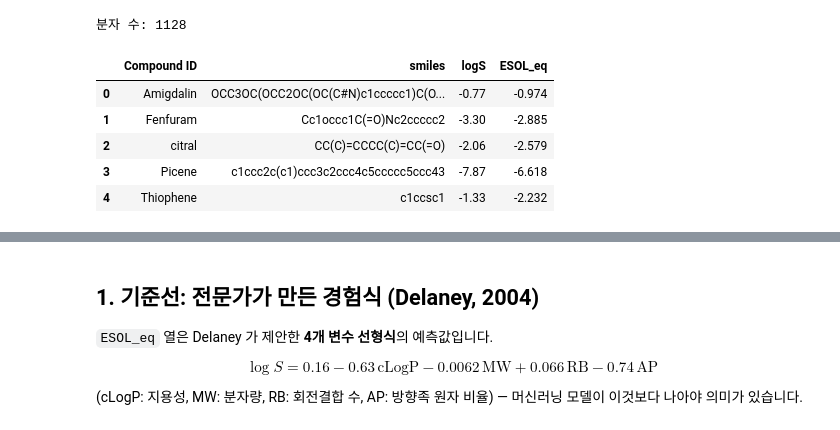
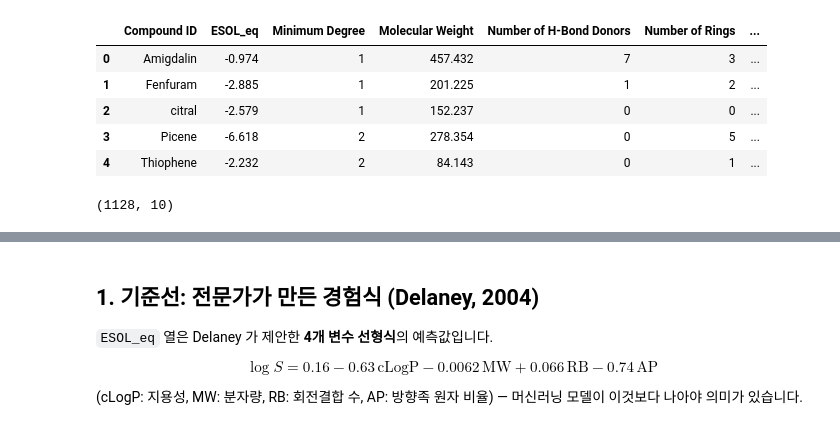
Before and after one commit to StillWork/DrugAI, a Jupyter notebook: 03_QSAR_Solubility_Regression.ipynb, the cells around one changed output, grey strips where cells are left out. Saved outputs shown, nothing was run; the diff lists cells and outputs as text; code cells hidden in the pictures.

```diff
--- a/03_QSAR_Solubility_Regression.ipynb
+++ b/03_QSAR_Solubility_Regression.ipynb
@@ -37,16 +35,16 @@ Note: you may need to restart the kernel to use updated packages.
 # %%
 url = "https://deepchemdata.s3-us-west-1.amazonaws.com/datasets/delaney-processed.csv"
 df = pd.read_csv(url).rename(columns={"measured log solubility in mols per litre": "logS",
                                       "ESOL predicted log solubility in mols per litre": "ESOL_eq"})
-df["mol"] = df["smiles"].apply(Chem.MolFromSmiles)
-df = df[df["mol"].notna()].reset_index(drop=True)
-print("분자 수:", len(df))
-df[["Compound ID", "smiles", "logS", "ESOL_eq"]].head()
+df[:5]
 # %% [output]
-분자 수: 1128
-|  | Compound ID | smiles | logS | ESOL_eq |
-| 0 | Amigdalin | OCC3OC(OCC2OC(OC(C#N)c1ccccc1)C(O... | -0.77 | -0.974 |
-| 1 | Fenfuram | Cc1occc1C(=O)Nc2ccccc2 | -3.30 | -2.885 |
-| 2 | citral | CC(C)=CCCC(C)=CC(=O) | -2.06 | -2.579 |
-| 3 | Picene | c1ccc2c(c1)ccc3c2ccc4c5ccccc5ccc43 | -7.87 | -6.618 |
-| 4 | Thiophene | c1ccsc1 | -1.33 | -2.232 |
+|  | Compound ID | ESOL_eq | Minimum Degree | Molecular Weight | Number of H-Bond Donors | Number of Rings | ... |
+| 0 | Amigdalin | -0.974 | 1 | 457.432 | 7 | 3 | ... |
+| 1 | Fenfuram | -2.885 | 1 | 201.225 | 1 | 2 | ... |
+| 2 | citral | -2.579 | 1 | 152.237 | 0 | 0 | ... |
+| 3 | Picene | -6.618 | 2 | 278.354 | 0 | 5 | ... |
+| 4 | Thiophene | -2.232 | 2 | 84.143 | 0 | 1 | ... |
+# %%
+df.shape
+# %% [output]
+(1128, 10)
```
Also changed, not shown: parts of 23 cells of this notebook.
